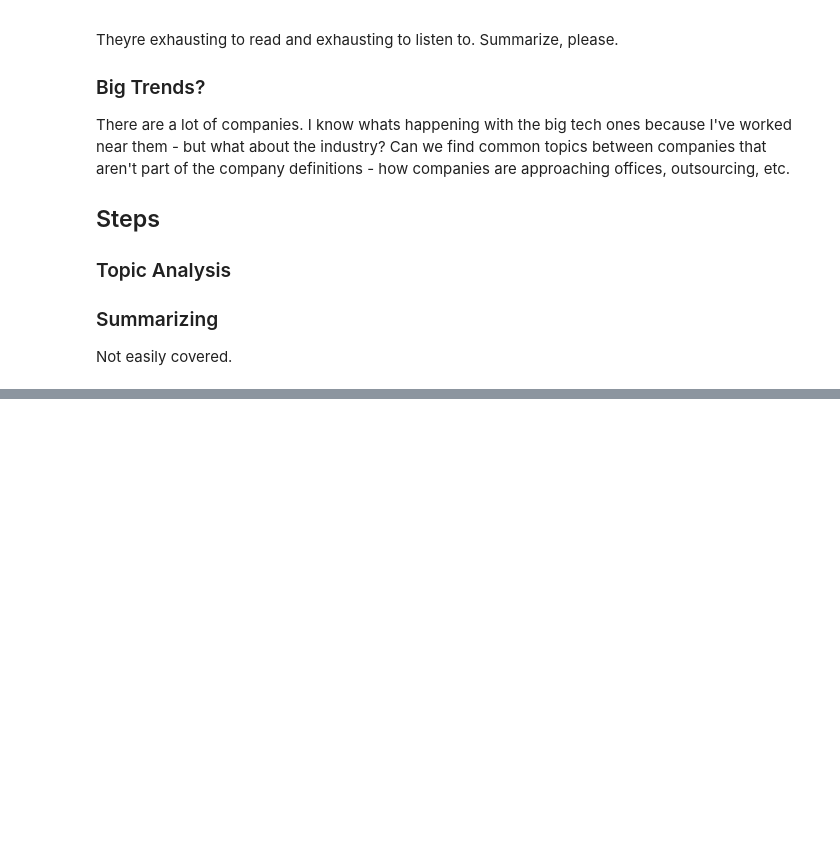
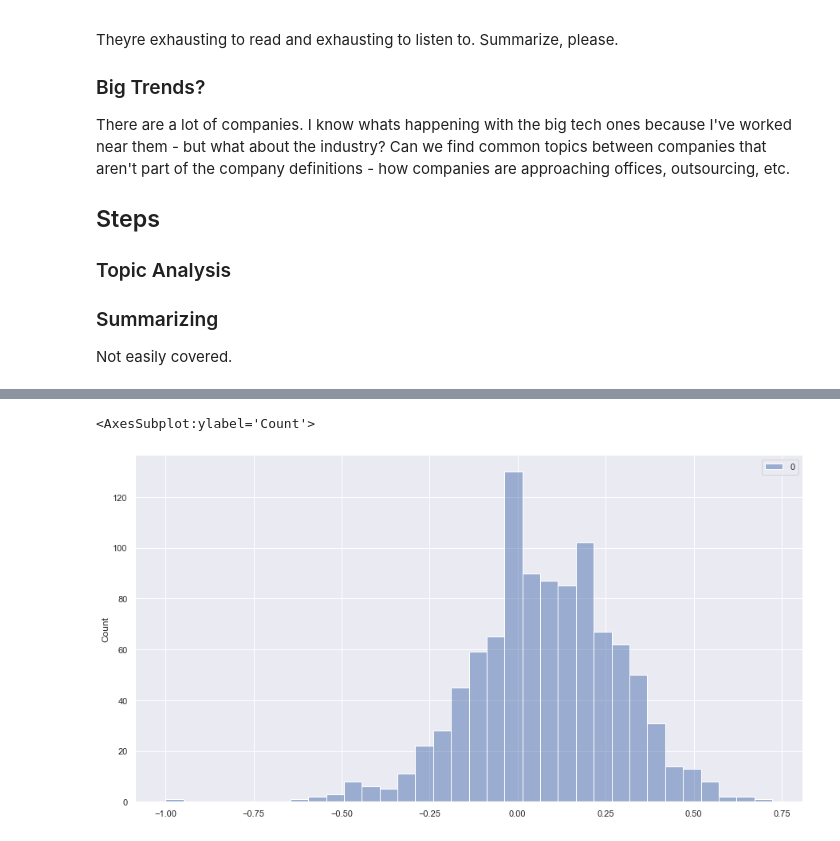
Before and after one commit to mpolyakova/earnings-nlp-metis, a Jupyter notebook: analysis1.ipynb, the cells around one changed output, grey strips where cells are left out. Cells and saved outputs as stored; diff of their text form; code cells hidden in the pictures; blank space fills up the shorter version.

```diff
--- a/analysis1.ipynb
+++ b/analysis1.ipynb
@@ -137,0 +214,19 @@ score
+# %%
+analyst_questions = [filter_questions(i) for i in questions_and_answers ]
+
+
+fin_answers = [(lm.get_score(lm.tokenize(analyst_questions[i]))) for i in range(0, 1000)]
+polarity5 = [fin_answers[i]['Polarity'] for i in range(0, 1000)]
+# %%
+sns.set(rc = {'figure.figsize':(15,8)})
+# sns.histplot(x=polarity, kde=True)
+# sns.histplot(x=polarity2, kde=True)
+
+sns.histplot([polarity5], color=['r','b'], alpha=0.5)
+
+#The questions seems a tiny tiny more positive than the answers generally, but the spread is a tiny bit bigger for the ceo replies - possibly due to the higher volume of words - they talk more.
+
+#
+# %% [output]
+<AxesSubplot:ylabel='Count'>
+[figure, added]
```
Also changed, not shown: parts of 21 cells of this notebook.
